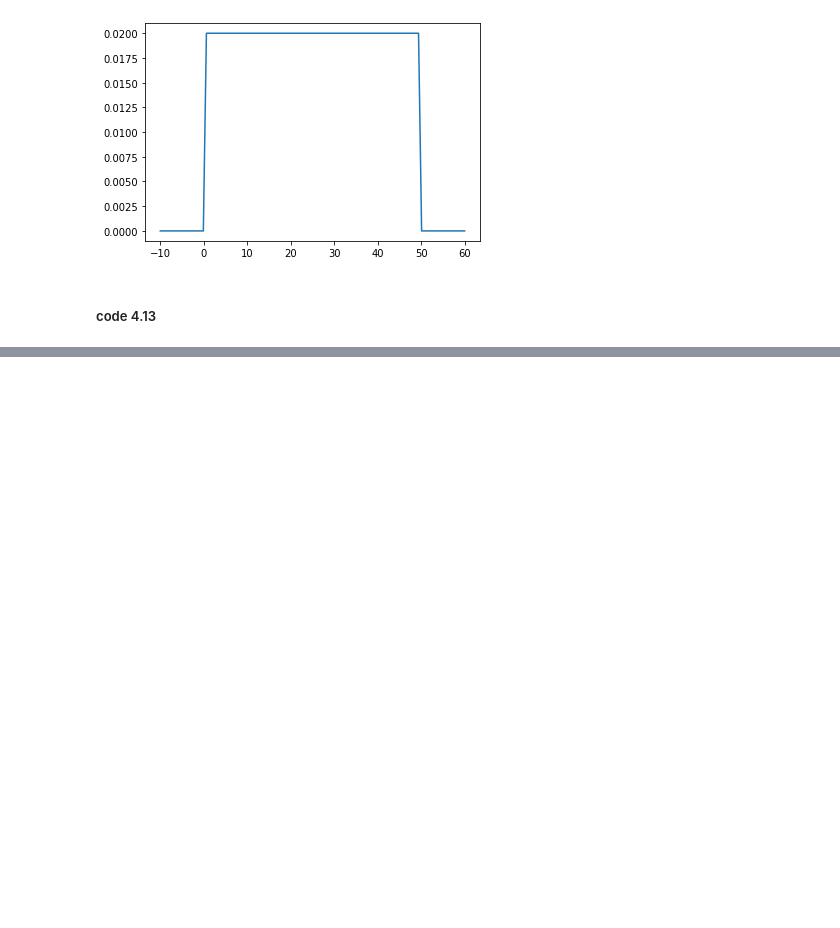
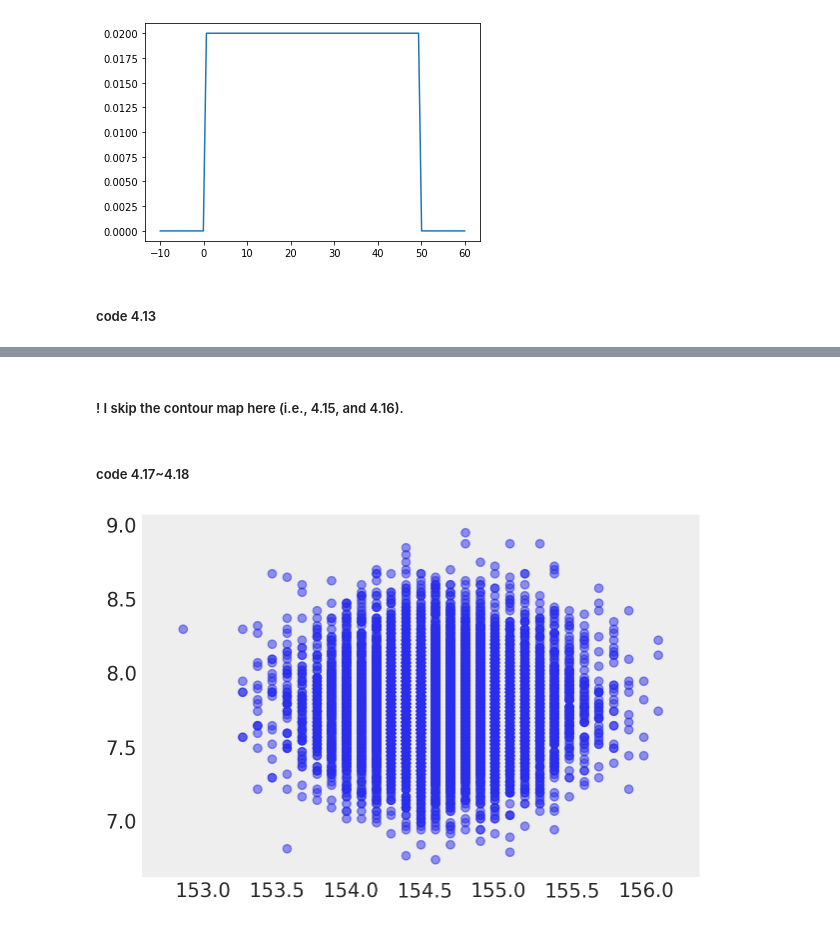
Before and after one commit to ZhengguoGu/resources, a Jupyter notebook: Rethinking/Zhen_practice/Ch4.ipynb, the cells around one changed output, grey strips where cells are left out. Saved outputs shown, nothing was run; the diff lists cells and outputs as text; code cells hidden in the pictures; blank space fills up the shorter version.

```diff
--- a/Rethinking/Zhen_practice/Ch4.ipynb
+++ b/Rethinking/Zhen_practice/Ch4.ipynb
@@ -59,0 +72,8 @@ Text(0.5, 0, 'Height')
+# %%
+log_likelihood = [np.sum(norm.logpdf(df2.height, loc=post[:,0][i], scale=post[:,1][i])) for i in range(len(post))]
+log_posterior = log_likelihood + norm.logpdf(post[:, 0], loc=178, scale=20) + uniform.logpdf(post[:, 1], loc=0, scale=50)
+posterior = np.exp(log_posterior - max(log_posterior))
+# %%
+posterior_df = pd.DataFrame([post[:, 0],post[:, 1], posterior]).T
+posterior_df.columns = ["mu", 'sigma', 'posterior']
+posterior_df.head()
@@ -59,0 +87,17 @@ Text(0.5, 0, 'Height')
+# %% [markdown]
+##### ! I skip the contour map here (i.e., 4.15, and 4.16).
+# %% [markdown]
+##### code 4.17~4.18
+# %%
+sample_rows = np.random.choice(np.arange(len(posterior)), size=int(1e4), replace=True, p=posterior/posterior.sum())
+# %%
+sample_mu = posterior_df.iloc[sample_rows, 0]
+sample_sigma = posterior_df.iloc[sample_rows, 1]
+# %%
+%config InlineBackend.figure_format = 'retina'
+az.style.use('arviz-darkgrid')
+plt.scatter(sample_mu, sample_sigma, marker='o', alpha=0.5)
+plt.axis('equal')
+plt.grid(False)
+# %% [output]
+[figure, added]
```
Also changed, not shown: parts of 6 cells of this notebook, 1 other file.
